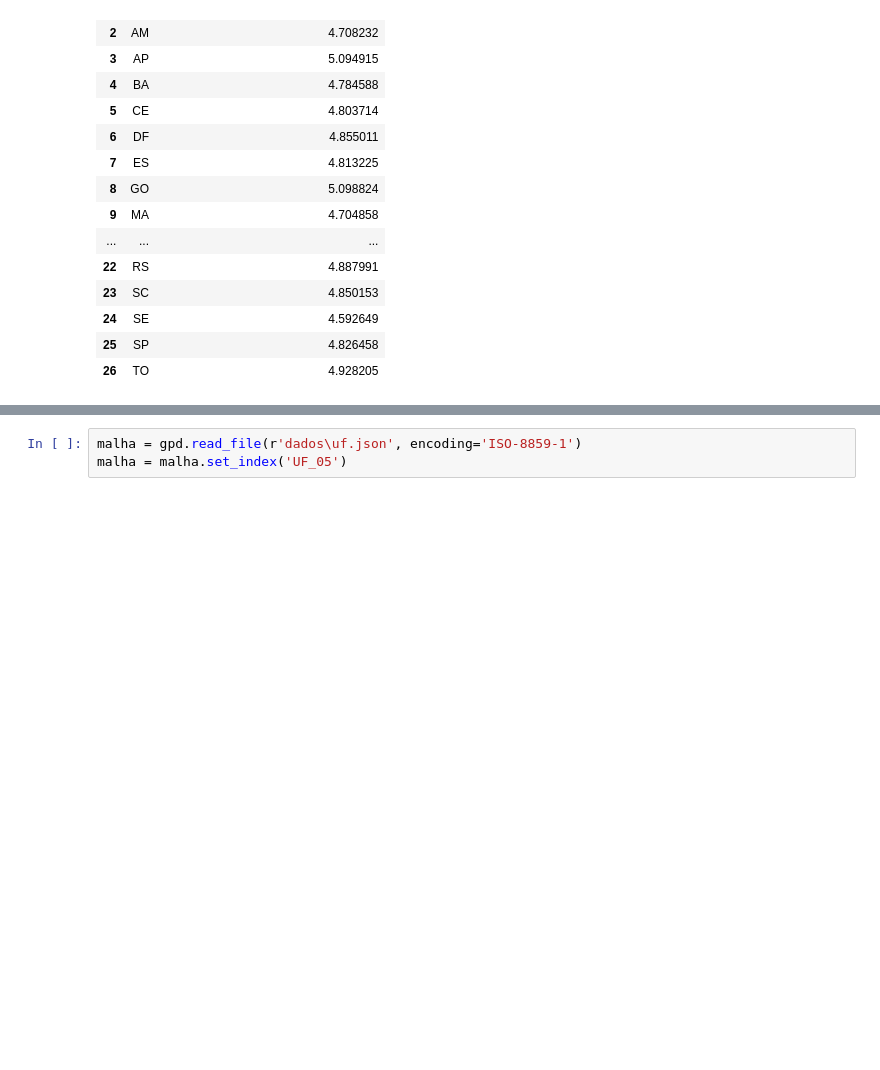
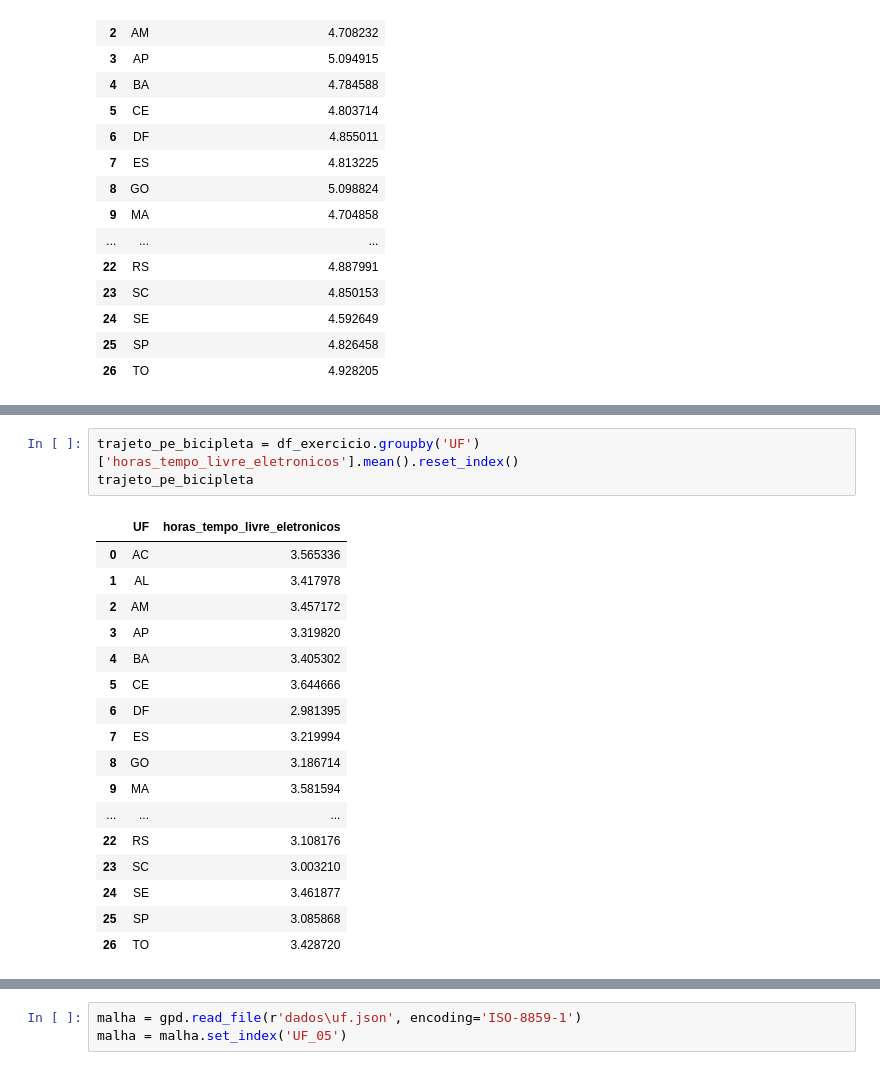
Before and after one commit to maafinotti/TCC-PNS, a Jupyter notebook: PNS_exercicio_fisico.ipynb, the cells around one changed output, grey strips where cells are left out. Saved outputs shown, nothing was run; the diff lists cells and outputs as text; blank space fills up the shorter version.

```diff
--- a/PNS_exercicio_fisico.ipynb
+++ b/PNS_exercicio_fisico.ipynb
@@ -170,0 +254,21 @@ trajeto_pe_bicipleta
+# %%
+trajeto_pe_bicipleta = df_exercicio.groupby('UF')['horas_tempo_livre_eletronicos'].mean().reset_index()
+trajeto_pe_bicipleta
+# %% [output]
+|  | UF | horas_tempo_livre_eletronicos |
+| 0 | AC | 3.565336 |
+| 1 | AL | 3.417978 |
+| 2 | AM | 3.457172 |
+| 3 | AP | 3.319820 |
+| 4 | BA | 3.405302 |
+| 5 | CE | 3.644666 |
+| 6 | DF | 2.981395 |
+| 7 | ES | 3.219994 |
+| 8 | GO | 3.186714 |
+| 9 | MA | 3.581594 |
+| ... | ... | ... |
+| 22 | RS | 3.108176 |
+| 23 | SC | 3.003210 |
+| 24 | SE | 3.461877 |
+| 25 | SP | 3.085868 |
+| 26 | TO | 3.428720 |
```
Also changed, not shown: parts of 14 cells of this notebook, 7 other files.
